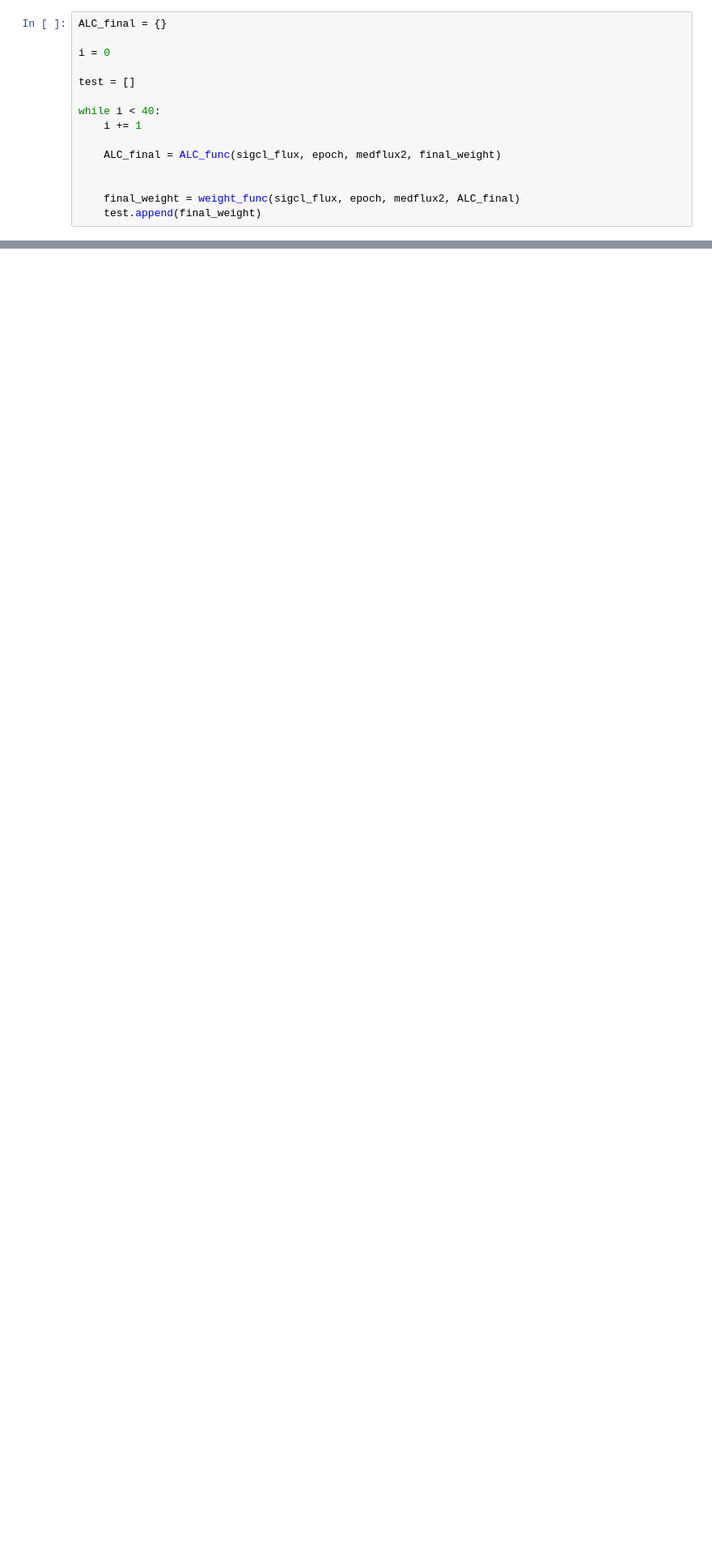
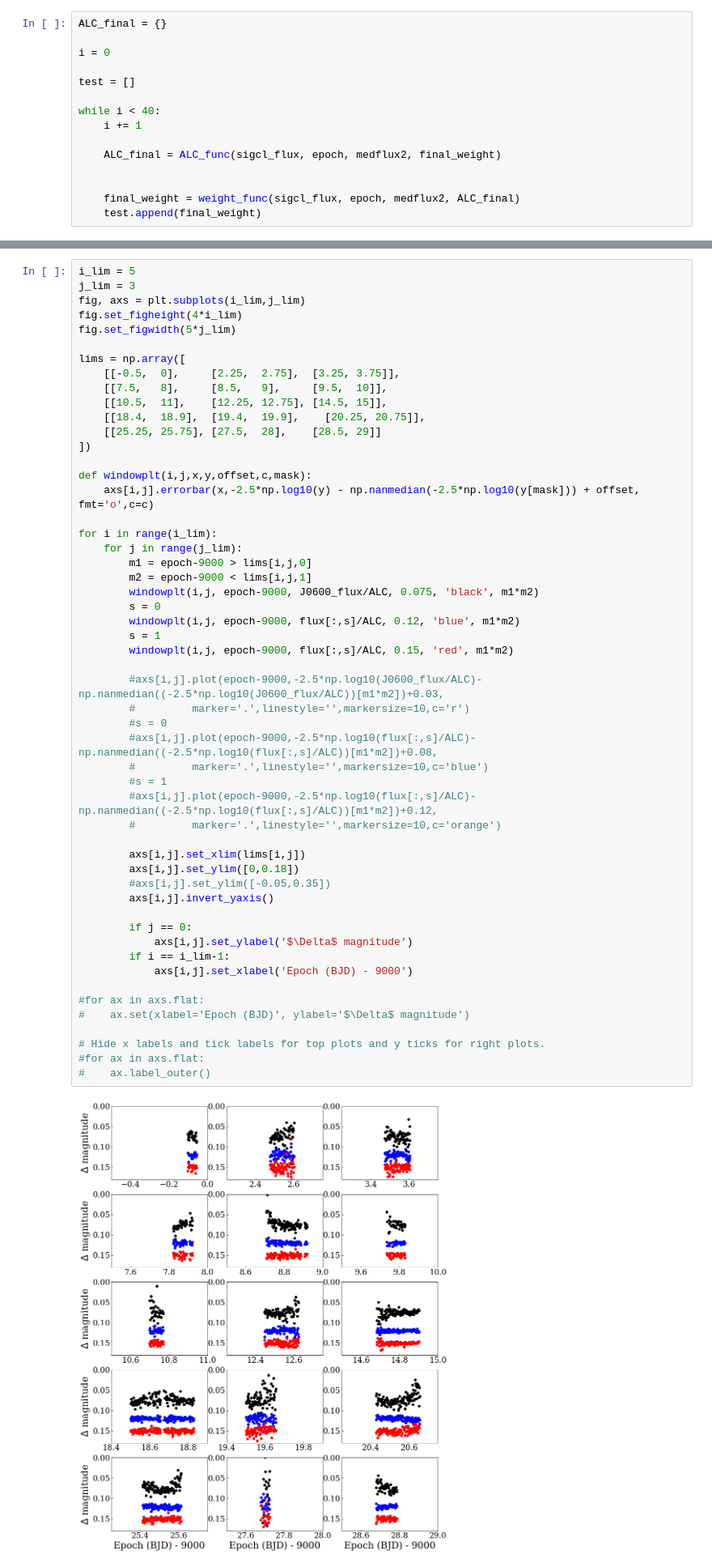
Before and after one commit to BartOuwehand/BRPJ0600, a Jupyter notebook: astep1.ipynb, the cells around one changed output, grey strips where cells are left out. Shown: that part at 81% size. Saved outputs shown, nothing was run; the diff lists cells and outputs as text; blank space fills up the shorter version.

```diff
--- a/astep1.ipynb
+++ b/astep1.ipynb
@@ -511,0 +299,55 @@ plt.show()
+# %%
+i_lim = 5
+j_lim = 3
+fig, axs = plt.subplots(i_lim,j_lim)
+fig.set_figheight(4*i_lim)
+fig.set_figwidth(5*j_lim)
+
+lims = np.array([
+    [[-0.5,  0],     [2.25,  2.75],  [3.25, 3.75]],
+    [[7.5,   8],     [8.5,   9],     [9.5,  10]],
+    [[10.5,  11],    [12.25, 12.75], [14.5, 15]],
+    [[18.4,  18.9],  [19.4,  19.9],    [20.25, 20.75]],
+    [[25.25, 25.75], [27.5,  28],    [28.5, 29]]
+])
+
+def windowplt(i,j,x,y,offset,c,mask):
+    axs[i,j].errorbar(x,-2.5*np.log10(y) - np.nanmedian(-2.5*np.log10(y[mask])) + offset, fmt='o',c=c)
+
+for i in range(i_lim):
+    for j in range(j_lim):
+        m1 = epoch-9000 > lims[i,j,0]
+        m2 = epoch-9000 < lims[i,j,1]
+        windowplt(i,j, epoch-9000, J0600_flux/ALC, 0.075, 'black', m1*m2)
+        s = 0
+        windowplt(i,j, epoch-9000, flux[:,s]/ALC, 0.12, 'blue', m1*m2)
+        s = 1
+        windowplt(i,j, epoch-9000, flux[:,s]/ALC, 0.15, 'red', m1*m2)
+
+        #axs[i,j].plot(epoch-9000,-2.5*np.log10(J0600_flux/ALC)-np.nanmedian((-2.5*np.log10(J0600_flux/ALC))[m1*m2])+0.03,
+        #         marker='.',linestyle='',markersize=10,c='r')
+        #s = 0
+        #axs[i,j].plot(epoch-9000,-2.5*np.log10(flux[:,s]/ALC)-np.nanmedian((-2.5*np.log10(flux[:,s]/ALC))[m1*m2])+0.08,
+        #         marker='.',linestyle='',markersize=10,c='blue')
+        #s = 1
+        #axs[i,j].plot(epoch-9000,-2.5*np.log10(flux[:,s]/ALC)-np.nanmedian((-2.5*np.log10(flux[:,s]/ALC))[m1*m2])+0.12,
+        #         marker='.',linestyle='',markersize=10,c='orange')
+
+        axs[i,j].set_xlim(lims[i,j])
+        axs[i,j].set_ylim([0,0.18])
+        #axs[i,j].set_ylim([-0.05,0.35])
+        axs[i,j].invert_yaxis()
+
+        if j == 0:
+            axs[i,j].set_ylabel('$\Delta$ magnitude')
+        if i == i_lim-1:
+            axs[i,j].set_xlabel('Epoch (BJD) - 9000')
+
+#for ax in axs.flat:
+#    ax.set(xlabel='Epoch (BJD)', ylabel='$\Delta$ magnitude')
+
+# Hide x labels and tick labels for top plots and y ticks for right plots.
+#for ax in axs.flat:
+#    ax.label_outer()
+# %% [output]
+[figure, added]
```
Also changed, not shown: parts of 17 cells of this notebook.
